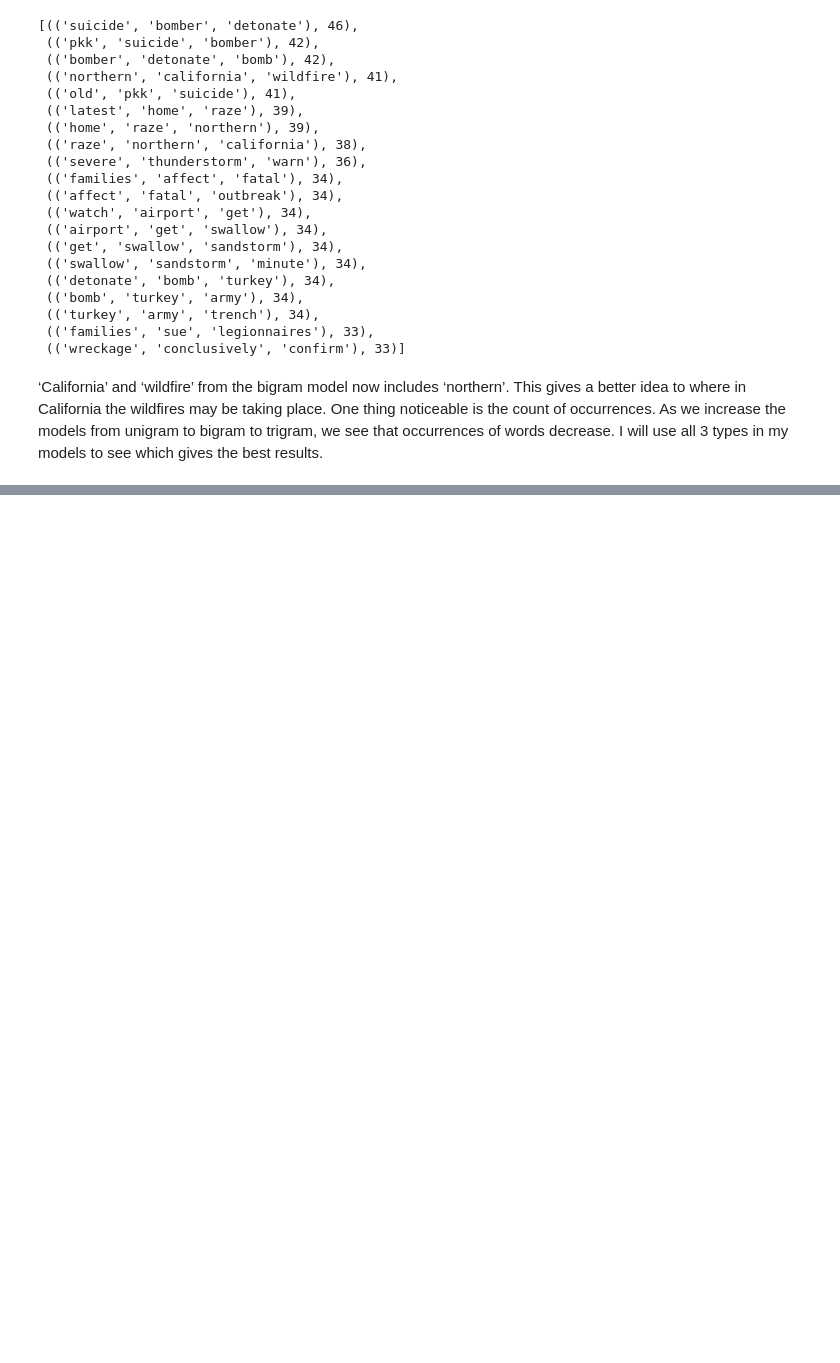
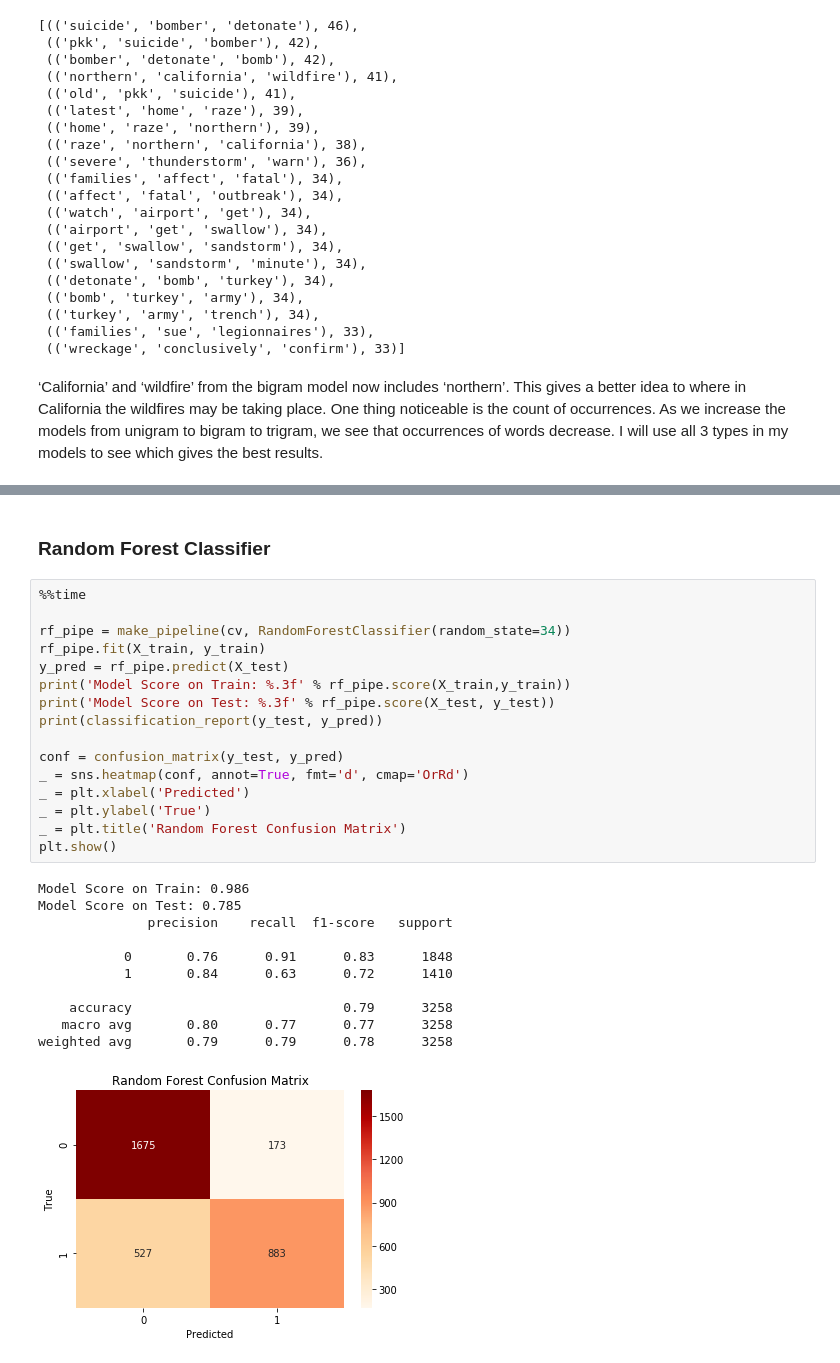
Before and after one commit to barcilla/Capstone_2, a Jupyter notebook: Tweet Classifier: Detecting Disasters.ipynb, the cells around one changed output, grey strips where cells are left out. Saved outputs shown, nothing was run; the diff lists cells and outputs as text; blank space fills up the shorter version.

```diff
--- a/Tweet Classifier: Detecting Disasters.ipynb
+++ b/Tweet Classifier: Detecting Disasters.ipynb
@@ -558,0 +697,30 @@ Top 20 Trigrams for Disaster Tweets
+# %% [markdown]
+### Random Forest Classifier
+# %%
+%%time
+
+rf_pipe = make_pipeline(cv, RandomForestClassifier(random_state=34))
+rf_pipe.fit(X_train, y_train)
+y_pred = rf_pipe.predict(X_test)
+print('Model Score on Train: %.3f' % rf_pipe.score(X_train,y_train))
+print('Model Score on Test: %.3f' % rf_pipe.score(X_test, y_test))
+print(classification_report(y_test, y_pred))
+
+conf = confusion_matrix(y_test, y_pred)
+_ = sns.heatmap(conf, annot=True, fmt='d', cmap='OrRd')
+_ = plt.xlabel('Predicted')
+_ = plt.ylabel('True')
+_ = plt.title('Random Forest Confusion Matrix')
+plt.show()
+# %% [output]
+Model Score on Train: 0.986
+Model Score on Test: 0.785
+              precision    recall  f1-score   support
+
+           0       0.76      0.91      0.83      1848
+           1       0.84      0.63      0.72      1410
+
+    accuracy                           0.79      3258
+   macro avg       0.80      0.77      0.77      3258
+weighted avg       0.79      0.79      0.78      3258
+[figure, added]
```
Also changed, not shown: parts of 36 cells of this notebook.
